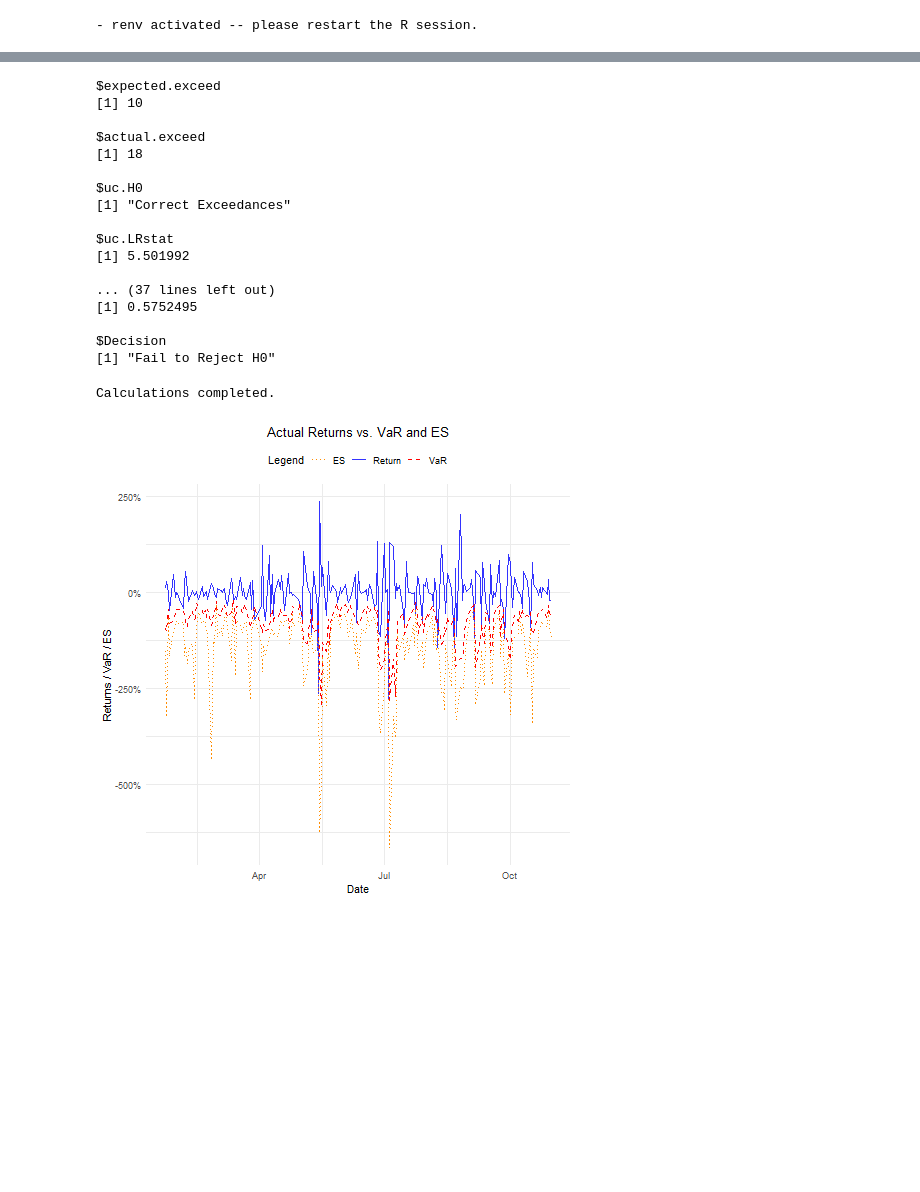
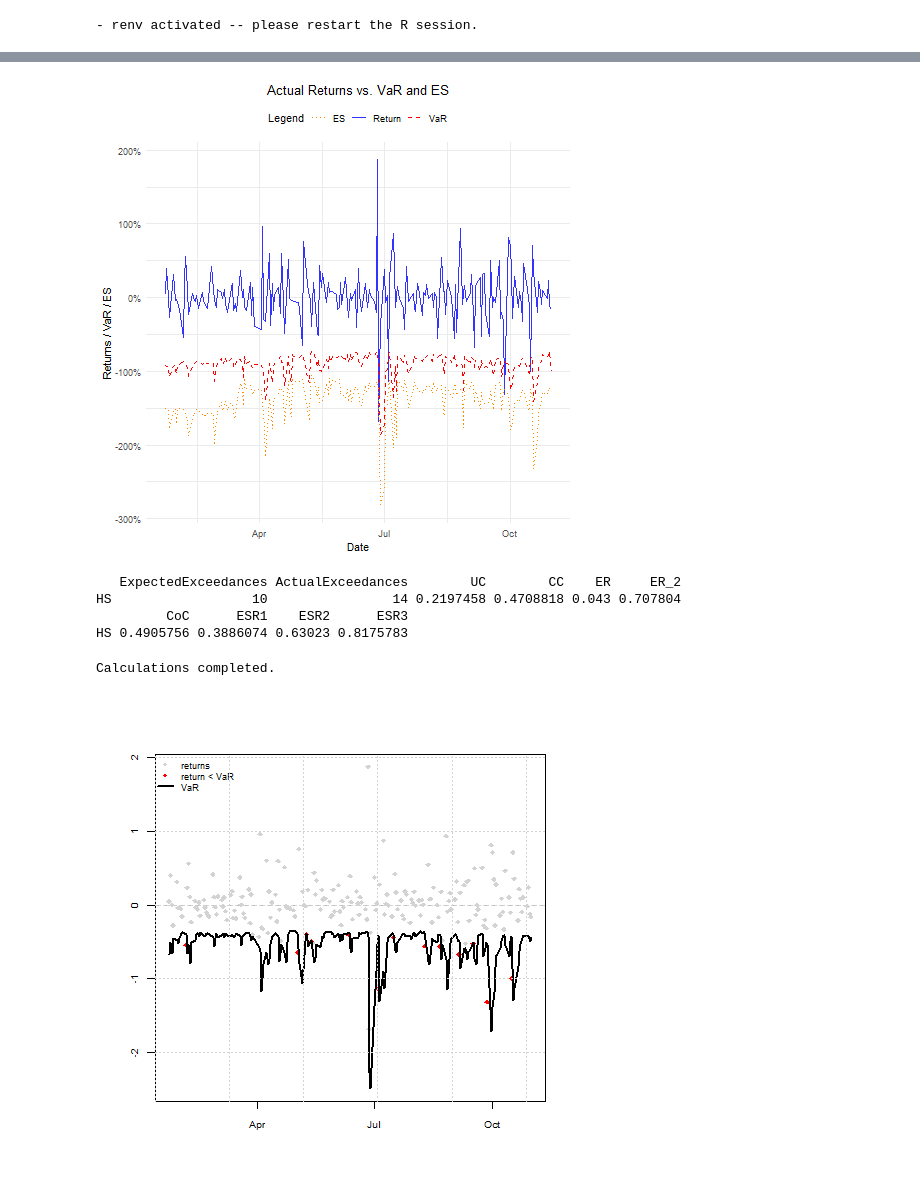
Before and after one commit to chrisdybdahl/var-es-toolbox, a Jupyter notebook: notebooks/03_model_training.ipynb, the cells around one changed output, grey strips where cells are left out. Drawn from its saved outputs; the diff is of its cells as text; code cells hidden in the pictures; blank space fills up the shorter version.

```diff
--- a/notebooks/03_model_training.ipynb
+++ b/notebooks/03_model_training.ipynb
@@ -149,15 +164,9 @@ Attaching package: 'zoo'
 # %%
 %%R
-source(r_non_param_path)
+source(hs_path)
 
-result <- forecast_u_HS_var(df, c, n, m)
+result <- forecast_u_HS(df, c, n, m)
 
 var <- -result$VaR
-VaRplot(c, returns, var)
-print(VaRTest(c, returns, var))
-
-es <- -result$ES
-print(ESTest(c, returns, es, var))
-
-plot_var_es(dates, returns, var, es)
+print(VaRplot(c, returns, var))
 # %% [output]
@@ -183,34 +176,28 @@ Calculations completed.
+# %%
+%%R
+
+es <- -result$ES
+print(plot_var_es(dates, returns, var, es))
+# %% [output]
+[figure, added]
+# %%
+%%R
+source(backtest_path)
+
+vol <- result$VOL
+run_backtests(returns, var, es, c, prefix = "HS")
+# %% [output]
+   ExpectedExceedances ActualExceedances        UC        CC    ER     ER_2
+HS                  10                14 0.2197458 0.4708818 0.043 0.707804
+         CoC      ESR1    ESR2      ESR3
+HS 0.4905756 0.3886074 0.63023 0.8175783
 # %%
 %%R
-source(r_non_param_path)
 
-result <- forecast_u_FHS_GARCH_var(df, c, n, m, b = 100)
+result <- forecast_u_FHS_GARCH(df, c, n, m)
 
 var <- -result$VaR
 VaRplot(c, returns, var)
-print(VaRTest(c, returns, var))
-
-es <- -result$ES
-print(ESTest(c, returns, es, var))
-
-plot_var_es(dates, returns, var, es)
 # %% [output]
-$expected.exceed
-[1] 10
-
-$actual.exceed
-[1] 18
-
-$uc.H0
-[1] "Correct Exceedances"
-
-$uc.LRstat
-[1] 5.501992
-
-... (37 lines left out)
-[1] 0.5752495
-
-$Decision
-[1] "Fail to Reject H0"
+Calculations completed.
-Calculations completed.
-[figure, old version]
+[figure, new version]
```
Also changed, not shown: parts of 27 cells of this notebook, 14 other files.
